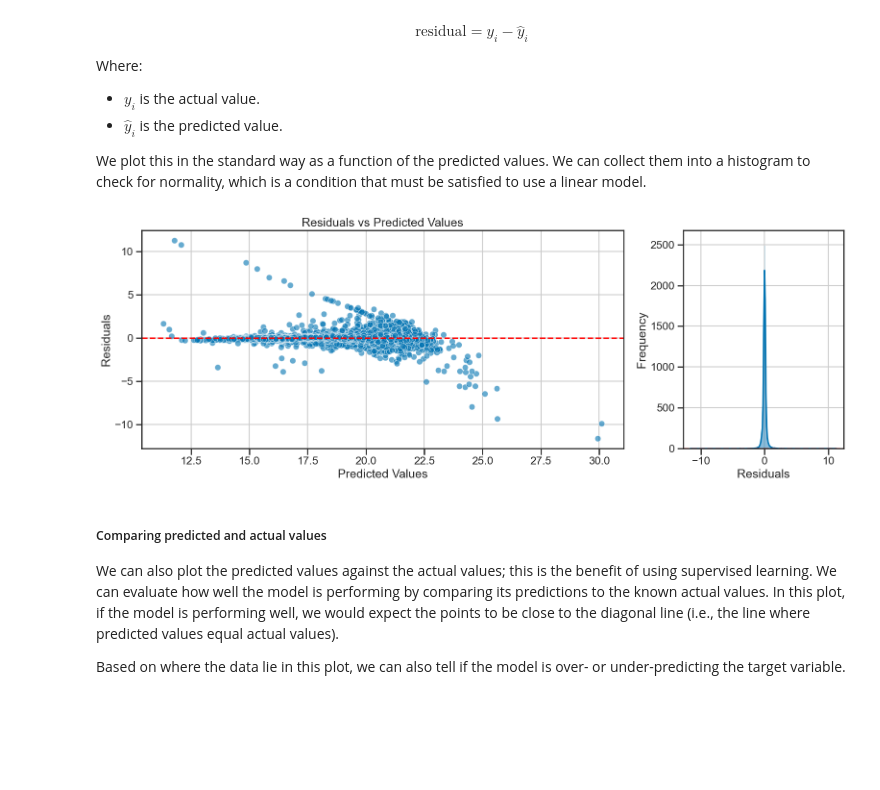
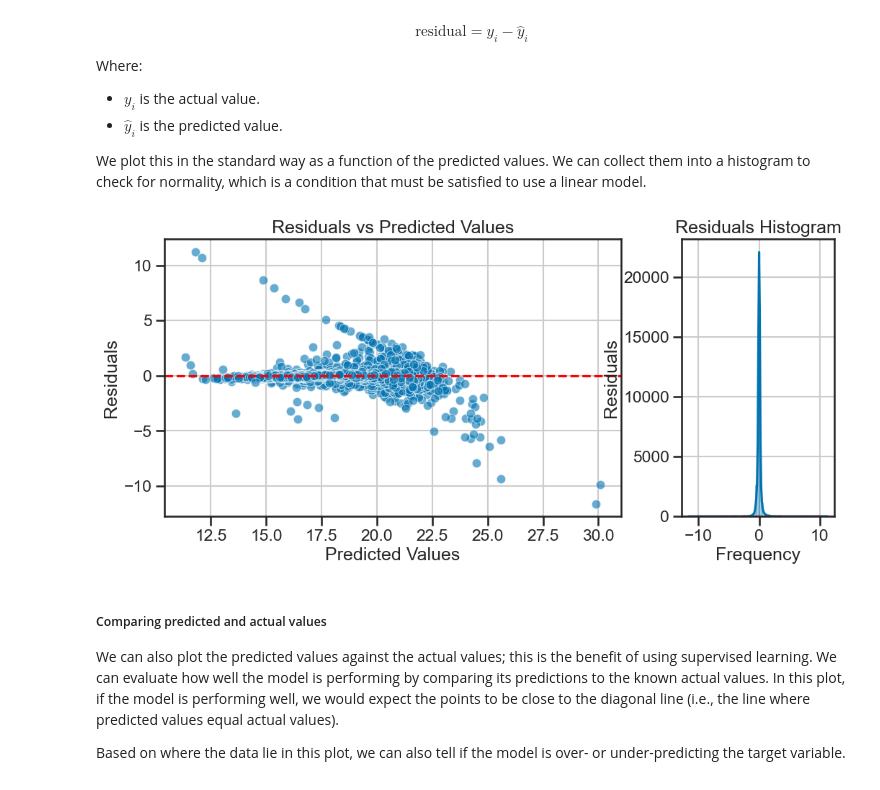
Before and after one commit to dannycab/MSU_REU_ML_course, a Jupyter notebook: activities/03-regression-models-with-scikit.ipynb, the cells around one changed output. Saved outputs shown, nothing was run; the diff lists cells and outputs as text; code cells hidden in the pictures; blank space fills up the shorter version.

```diff
--- a/activities/03-regression-models-with-scikit.ipynb
+++ b/activities/03-regression-models-with-scikit.ipynb
@@ -307,35 +307,39 @@ Where:
 
 We plot this in the standard way as a function of the predicted values. We can collect them into a histogram to check for normality, which is a condition that must be satisfied to use a linear model.
 # %%
-def plot_residuals_with_hist(y_true, y_pred, title="Residuals vs Predicted Values", filename=None, ax=None):
+def plot_residuals_with_hist(y_true, y_pred, title="Residuals vs Predicted Values", filename=None, axis=None):
+
     residuals = y_true - y_pred
-    if ax is None:
-        fig, axes = plt.subplots(1, 2, figsize=(16, 6), gridspec_kw={'width_ratios': [3, 1]})
+
+    if axis is None:
+        fig, axis = plt.subplots(1, 2, figsize=(12, 5), gridspec_kw={'width_ratios': [3, 1]})
+
     # Scatter plot: residuals vs predicted
-    sns.scatterplot(x=y_pred, y=residuals, alpha=0.6, ax=axes[0])
-    axes[0].axhline(0, color='red', linestyle='--')
-    axes[0].set_xlabel('Predicted Values')
-    axes[0].set_ylabel('Residuals')
-    axes[0].set_title(title)
-    axes[0].grid(True)
+    sns.scatterplot(x=y_pred, y=residuals, alpha=0.6, ax=axis[0])
+    axis[0].axhline(0, color='red', linestyle='--')
+    axis[0].set_xlabel('Predicted Values')
+    axis[0].set_ylabel('Residuals')
+    axis[0].set_title(title)
+    axis[0].grid(True)
 
     # Horizontal histogram: residuals on y, count on x
-    sns.histplot(residuals, bins=500, kde=True, ax=axes[1])
-    axes[1].axhline(0, color='red', linestyle='--')
-    axes[1].set_ylabel('Frequency')
-    axes[1].set_xlabel('Residuals')
-    axes[1].grid(True)
+    sns.histplot(residuals, bins=50, kde=True, ax=axis[1])
+    axis[1].axhline(0, color='red', linestyle='--')
+    axis[1].set_ylabel('Residuals')
+    axis[1].set_xlabel('Frequency')
+    axis[1].set_title('Residuals Histogram')
+    axis[1].grid(True)
 
-    if filename and ax is None:
+    if filename and axis is None:
         plt.tight_layout()
         plt.savefig(filename, dpi=300)
-    if ax is None:
+    if axis is None:
         plt.tight_layout()
         plt.show()
 
 plot_residuals_with_hist(y_test, y_pred, filename='figures/residuals_scatter_hist.png')
 # %% [output]
-[figure, old version]
+[figure, new version]
 # %% [markdown]
 ##### Comparing predicted and actual values
 
```
Also changed, not shown: parts of 7 cells of this notebook, 1 other file.
